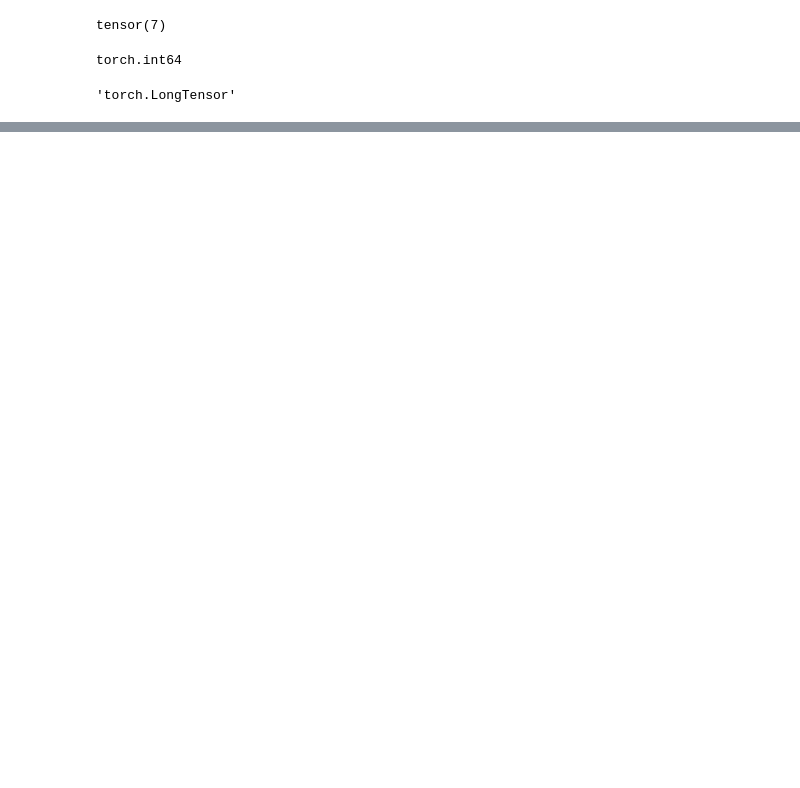
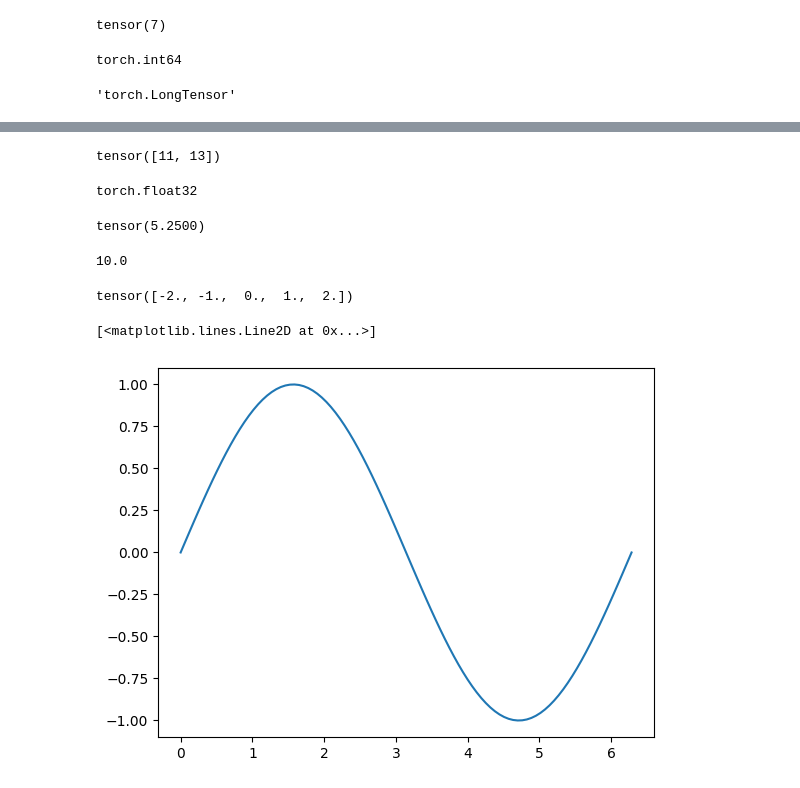
Before and after one commit to hasu234/pytorch_mytorch, a Jupyter notebook: Coursera_Pytorch/Tensor.ipynb, the cells around one changed output, grey strips where cells are left out. Saved outputs shown, nothing was run; the diff lists cells and outputs as text; code cells hidden in the pictures; blank space fills up the shorter version.

```diff
--- a/Coursera_Pytorch/Tensor.ipynb
+++ b/Coursera_Pytorch/Tensor.ipynb
@@ -24,0 +187,39 @@ TypeError: 'float' object cannot be interpreted as an integer
+# %%
+#broadcasting/ adding constant to a tensor
+y = torch.tensor([1,3])
+
+z = y + 10
+z
+# %% [output]
+tensor([11, 13])
+# %%
+#some universal function
+
+c =torch.tensor([1, 3, 7, 10], dtype=torch.float)
+c.dtype
+# %% [output]
+torch.float32
+# %%
+c.mean()
+# %% [output]
+tensor(5.2500)
+# %%
+a = c.max()
+a.item()
+# %% [output]
+10.0
+# %%
+#plotting mathematcal function
+
+m = torch.linspace(-2, 2, steps = 5)
+m
+# %% [output]
+tensor([-2., -1.,  0.,  1.,  2.])
+# %%
+x = torch.linspace(0, 2*np.pi, 100)
+y = torch.sin(x)
+
+plt.plot(x.numpy(), y.numpy())
+# %% [output]
+[<matplotlib.lines.Line2D at 0x...>]
+[figure, added]
```
Also changed, not shown: parts of 41 cells of this notebook.
